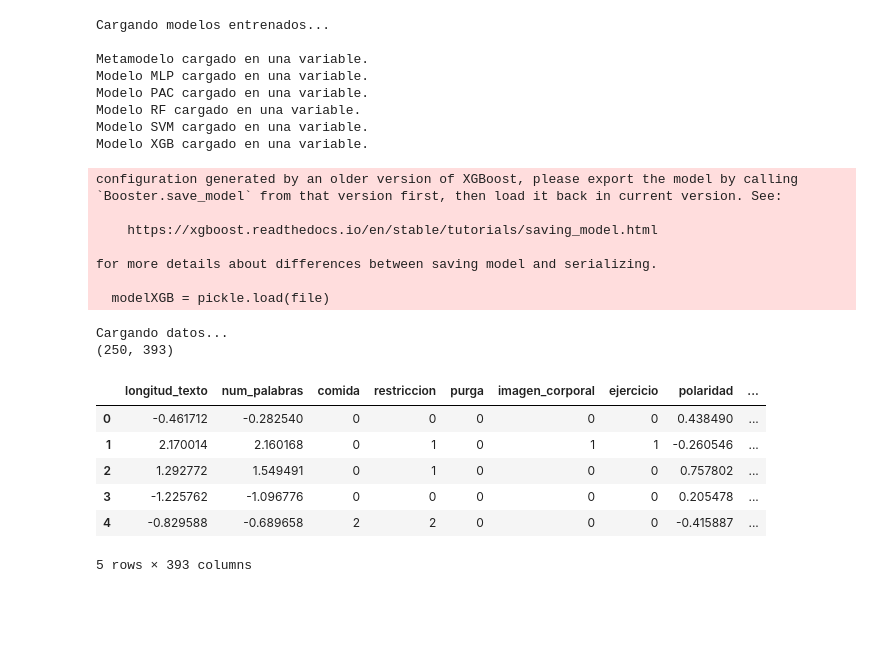
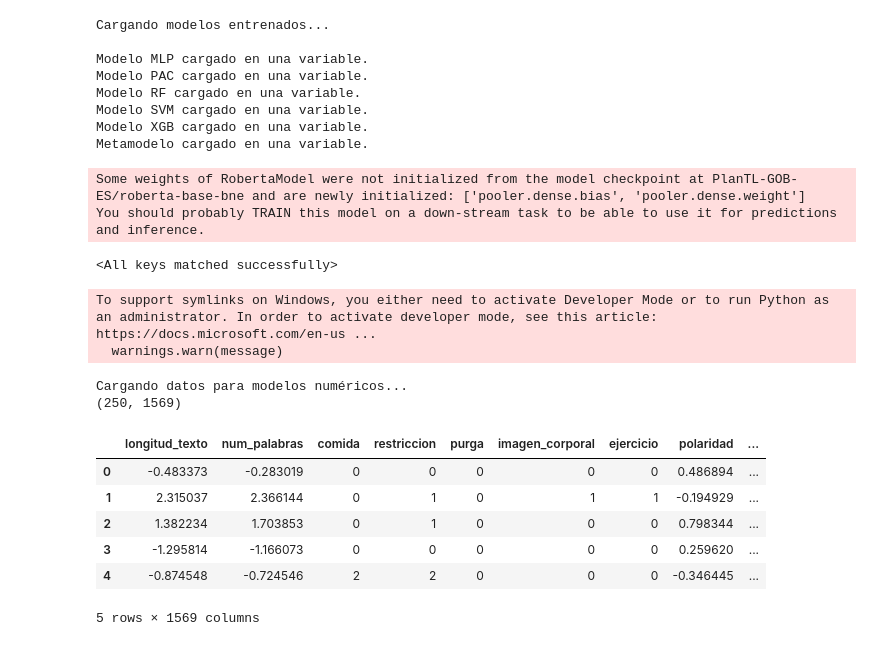
Before and after one commit to LordPobol/UltimoJamon-LosNintendoRepos, a Jupyter notebook: src/modulos/moduloZComparacionFINAL.ipynb, the cells around one changed output. Saved outputs shown, nothing was run; the diff lists cells and outputs as text; code cells hidden in the pictures; blank space fills up the shorter version.

Commit message:
Scripts finales crudos

```diff
--- a/src/modulos/moduloZComparacionFINAL.ipynb
+++ b/src/modulos/moduloZComparacionFINAL.ipynb
@@ -19,10 +91,6 @@ from funcionesEntrenamiento import (
 # %%
 print("Cargando modelos entrenados...\n")
 model_path = os.path.abspath("../../models")
-
-with open(os.path.join(model_path, 'metaModelEns.pkl'), 'rb') as file:
-    metaModel = pickle.load(file)
-    print("Metamodelo cargado en una variable.")
 
 with open(os.path.join(model_path, 'modelMLP.pkl'), 'rb') as file:
     modelMLP = pickle.load(file)
@@ -43,36 +111,41 @@ with open(os.path.join(model_path, 'modelSVM.pkl'), 'rb') as file:
 with open(os.path.join(model_path, 'modelXGB.pkl'), 'rb') as file:
     modelXGB = pickle.load(file)
     print("Modelo XGB cargado en una variable.")
+
+with open(os.path.join(model_path, 'metaModelEns.pkl'), 'rb') as file:
+    metaModel = pickle.load(file)
+    print("Metamodelo cargado en una variable.")
+
+path_ROBERTA = os.path.join(model_path, 'final_best_model.pt')
+bestModelROBERTA = RobertaClassifier()
+bestModelROBERTA.load_state_dict(torch.load(path_ROBERTA, map_location=torch.device('cpu')))
 # %% [output]
 Cargando modelos entrenados...
 
-Metamodelo cargado en una variable.
 Modelo MLP cargado en una variable.
 Modelo PAC cargado en una variable.
 Modelo RF cargado en una variable.
 Modelo SVM cargado en una variable.
 Modelo XGB cargado en una variable.
+Metamodelo cargado en una variable.
-configuration generated by an older version of XGBoost, please export the model by calling
-`Booster.save_model` from that version first, then load it back in current version. See:
-
-    https://xgboost.readthedocs.io/en/stable/tutorials/saving_model.html
-
-for more details about differences between saving model and serializing.
-
-  modelXGB = pickle.load(file)
+Some weights of RobertaModel were not initialized from the model checkpoint at PlanTL-GOB-ES/roberta-base-bne and are newly initialized: ['pooler.dense.bias', 'pooler.dense.weight']
+You should probably TRAIN this model on a down-stream task to be able to use it for predictions and inference.
+<All keys matched successfully>
+To support symlinks on Windows, you either need to activate Developer Mode or to run Python as an administrator. In order to activate developer mode, see this article: https://docs.microsoft.com/en-us ...
+  warnings.warn(message)
 # %%
-print("Cargando datos...")
-df = pd.read_csv("../../data/ds_tradicional_TEST_FINAL.csv", encoding="latin1", header=0)
+print("Cargando datos para modelos numéricos...")
+df = pd.read_csv("../../data/ds_tradicional_TEST_FINAL.csv", encoding="utf-8", header=0)
 
 print(df.shape)
 df.head(5)
 # %% [output]
-Cargando datos...
-(250, 393)
+Cargando datos para modelos numéricos...
+(250, 1569)
 |  | longitud_texto | num_palabras | comida | restriccion | purga | imagen_corporal | ejercicio | polaridad | ... |
-| 0 | -0.461712 | -0.282540 | 0 | 0 | 0 | 0 | 0 | 0.438490 | ... |
-| 1 | 2.170014 | 2.160168 | 0 | 1 | 0 | 1 | 1 | -0.260546 | ... |
-| 2 | 1.292772 | 1.549491 | 0 | 1 | 0 | 0 | 0 | 0.757802 | ... |
-| 3 | -1.225762 | -1.096776 | 0 | 0 | 0 | 0 | 0 | 0.205478 | ... |
-| 4 | -0.829588 | -0.689658 | 2 | 2 | 0 | 0 | 0 | -0.415887 | ... |
+| 0 | -0.483373 | -0.283019 | 0 | 0 | 0 | 0 | 0 | 0.486894 | ... |
+| 1 | 2.315037 | 2.366144 | 0 | 1 | 0 | 1 | 1 | -0.194929 | ... |
+| 2 | 1.382234 | 1.703853 | 0 | 1 | 0 | 0 | 0 | 0.798344 | ... |
+| 3 | -1.295814 | -1.166073 | 0 | 0 | 0 | 0 | 0 | 0.259620 | ... |
+| 4 | -0.874548 | -0.724546 | 2 | 2 | 0 | 0 | 0 | -0.346445 | ... |
-5 rows × 393 columns
+5 rows × 1569 columns
```
Also changed, not shown: parts of 47 cells of this notebook, 13 other files.
